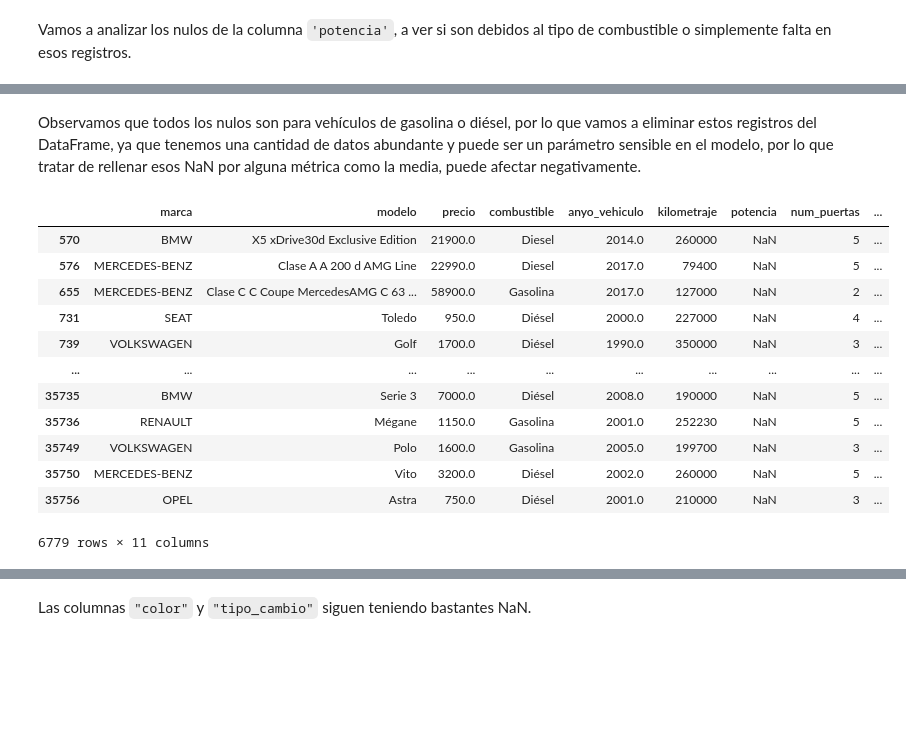
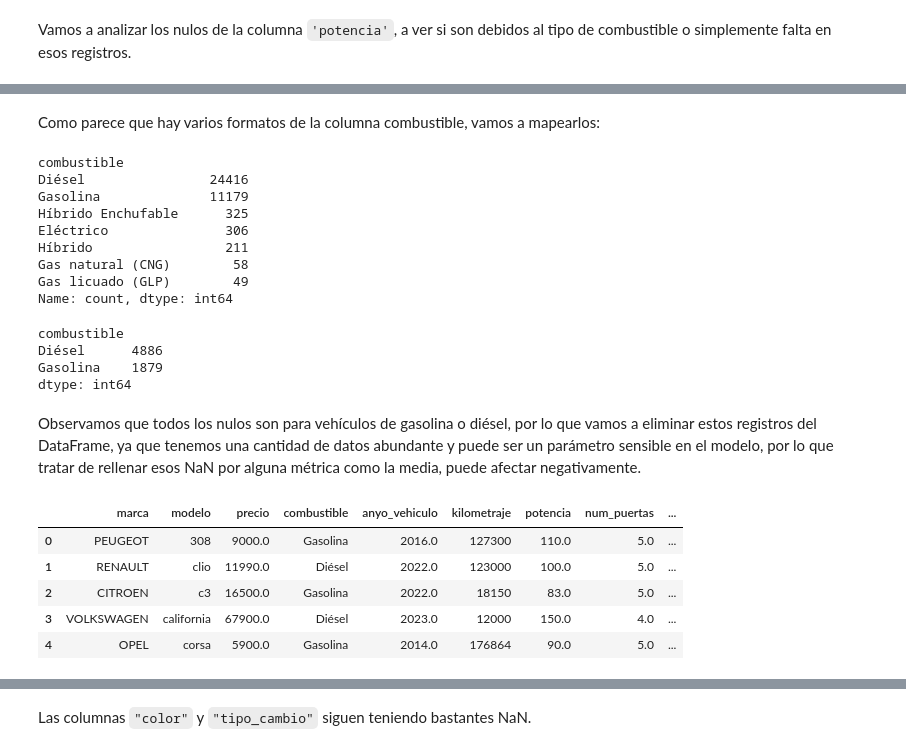
Before and after one commit to pintuchi2/tfm_car_price, a Jupyter notebook: notebooks/ml_car_price_prediction.ipynb, the cells around one changed output, grey strips where cells are left out. Saved outputs shown, nothing was run; the diff lists cells and outputs as text; code cells hidden in the pictures; blank space fills up the shorter version.

```diff
--- a/notebooks/ml_car_price_prediction.ipynb
+++ b/notebooks/ml_car_price_prediction.ipynb
@@ -161,21 +159,45 @@ Híbrido                  0
 Híbrido Enchufable       0
 Híbrido enchufable       0
 Name: potencia, dtype: int64
+# %% [markdown]
+Como parece que hay varios formatos de la columna combustible, vamos a mapearlos:
+# %%
+
+mapa_combustible = {
+    "Diesel": "Diésel",
+    "Híbrido enchufable": "Híbrido Enchufable",
+    "Híbrido Enchufable": "Híbrido Enchufable"
+}
+
+df["combustible"] = df["combustible"].replace(mapa_combustible)
+# %%
+df["combustible"].value_counts()
+# %% [output]
+combustible
+Diésel                24416
+Gasolina              11179
+Híbrido Enchufable      325
+Eléctrico               306
+Híbrido                 211
+Gas natural (CNG)        58
+Gas licuado (GLP)        49
+Name: count, dtype: int64
+# %%
+df[df["potencia"].isna()].groupby("combustible").size()
+# %% [output]
+combustible
+Diésel      4886
+Gasolina    1879
+dtype: int64
 # %% [markdown]
 Observamos que todos los nulos son para vehículos de gasolina o diésel, por lo que vamos a eliminar estos registros del DataFrame, ya que tenemos una cantidad de datos abundante y puede ser un parámetro sensible en el modelo, por lo que tratar de rellenar esos NaN por alguna métrica como la media, puede afectar negativamente.
 # %%
-df.loc[df.loc[:, "potencia"].isna() == True, :]
+df = df.drop(index=(df.loc[df.loc[:, "potencia"].isna() == True, :]).index)
+df.head()
 # %% [output]
 |  | marca | modelo | precio | combustible | anyo_vehiculo | kilometraje | potencia | num_puertas | ... |
-| 570 | BMW | X5 xDrive30d Exclusive Edition | 21900.0 | Diesel | 2014.0 | 260000 | NaN | 5 | ... |
-| 576 | MERCEDES-BENZ | Clase A A 200 d AMG Line | 22990.0 | Diesel | 2017.0 | 79400 | NaN | 5 | ... |
-| 655 | MERCEDES-BENZ | Clase C C Coupe MercedesAMG C 63 ... | 58900.0 | Gasolina | 2017.0 | 127000 | NaN | 2 | ... |
-| 731 | SEAT | Toledo | 950.0 | Diésel | 2000.0 | 227000 | NaN | 4 | ... |
-| 739 | VOLKSWAGEN | Golf | 1700.0 | Diésel | 1990.0 | 350000 | NaN | 3 | ... |
-| ... | ... | ... | ... | ... | ... | ... | ... | ... | ... |
-| 35735 | BMW | Serie 3 | 7000.0 | Diésel | 2008.0 | 190000 | NaN | 5 | ... |
-| 35736 | RENAULT | Mégane | 1150.0 | Gasolina | 2001.0 | 252230 | NaN | 5 | ... |
-| 35749 | VOLKSWAGEN | Polo | 1600.0 | Gasolina | 2005.0 | 199700 | NaN | 3 | ... |
-| 35750 | MERCEDES-BENZ | Vito | 3200.0 | Diésel | 2002.0 | 260000 | NaN | 5 | ... |
-| 35756 | OPEL | Astra | 750.0 | Diésel | 2001.0 | 210000 | NaN | 3 | ... |
+| 0 | PEUGEOT | 308 | 9000.0 | Gasolina | 2016.0 | 127300 | 110.0 | 5.0 | ... |
+| 1 | RENAULT | clio | 11990.0 | Diésel | 2022.0 | 123000 | 100.0 | 5.0 | ... |
+| 2 | CITROEN | c3 | 16500.0 | Gasolina | 2022.0 | 18150 | 83.0 | 5.0 | ... |
+| 3 | VOLKSWAGEN | california | 67900.0 | Diésel | 2023.0 | 12000 | 150.0 | 4.0 | ... |
+| 4 | OPEL | corsa | 5900.0 | Gasolina | 2014.0 | 176864 | 90.0 | 5.0 | ... |
-6779 rows × 11 columns
```
Also changed, not shown: parts of 17 cells of this notebook, 3 other files.
